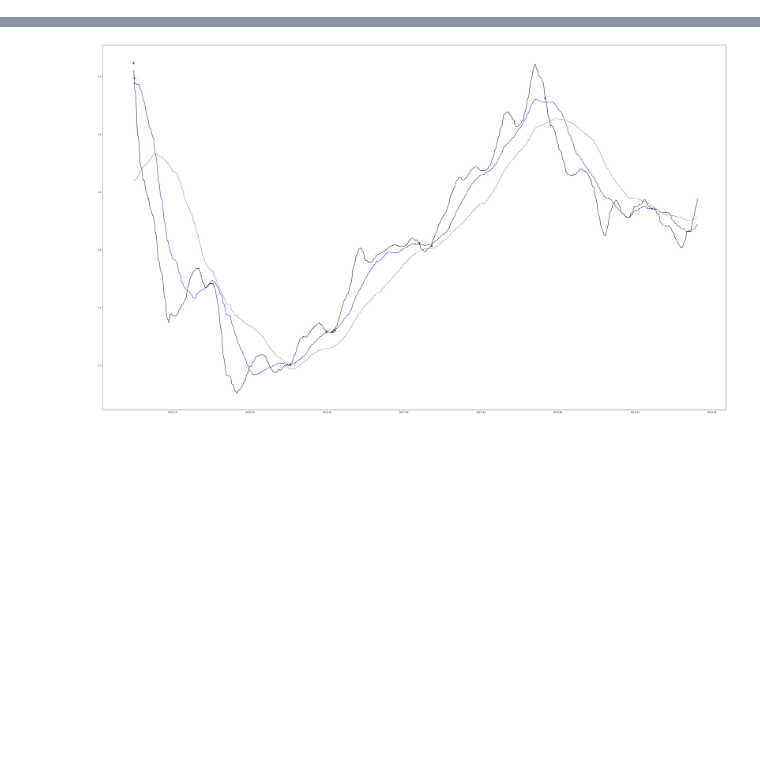
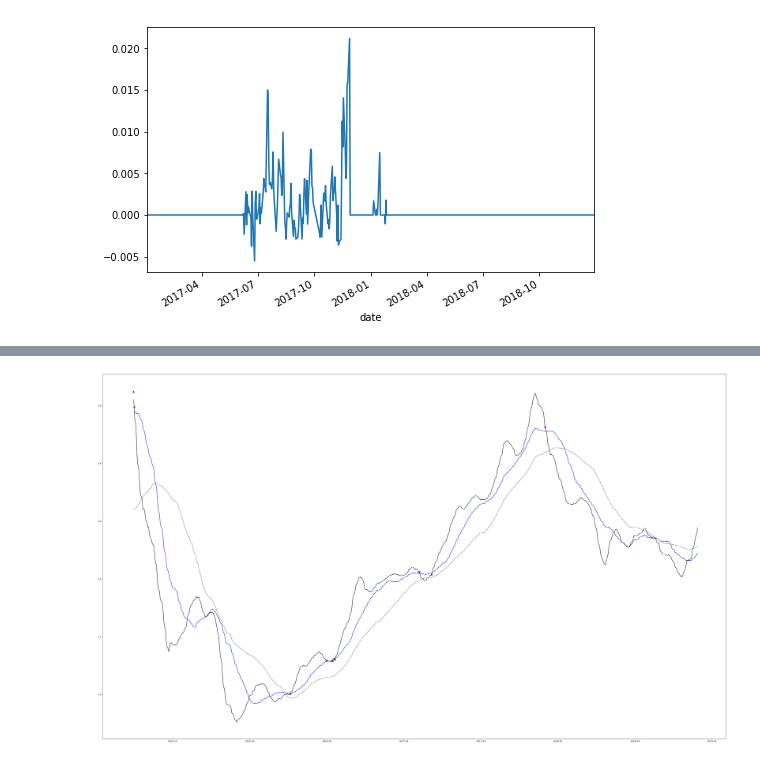
Before and after one commit to belmount/tmpy, a Jupyter notebook: strategy.ipynb, the cells around one changed output, grey strips where cells are left out. Cells and saved outputs as stored; diff of their text form; code cells hidden in the pictures; blank space fills up the shorter version.

Commit message:
need add account class

```diff
--- a/strategy.ipynb
+++ b/strategy.ipynb
@@ -160,14 +93,12 @@ ret = daily_ret(data)
 #pd.DataFrame({'c':data.close,'pc': data.close.shift(1), 'ret':ret}).iloc[:100]
 # %%
-def init_back_data(data):
+def init_back_data(data, swin, mwin, lwin):
     c = data.close
     atr = calc_atr(data)
     ret = daily_ret(data)
-    sma, mma, lma, ind = ma_ind(c)
-    new_df = pd.DataFrame({'c':c, 'atr': atr, 'ret':ret, 'sma':sma, 'mma':mma, 'lma':lma, 'ind':ind})
+    #_, _, _, ind = ma_ind(c, swin, mwin, lwin)
+    sma, mma, lma, ind = close_ind(c, swin, mwin, lwin)
+    new_df = pd.DataFrame({'c':c, 'atr': atr, 'ret':ret, 'ind':ind, 'sma':sma, 'lma':lma, 'mma': mma})
     new_df = new_df.dropna()
     new_df.index = pd.to_datetime(new_df.index)
     return(new_df)
-
-df = init_back_data(data)
-df.head()
@@ -187,13 +105,5 @@ df['2017':].plot()
-# %%
-cap = 100000
-max_loss = 0.02 * cap
-atr_fac = 2
-hold = np.round(max_loss / atr_fac / df.atr, -2)
-df['cash'] = 0
-df.cash.iat[0] = cap
-df['hold'] = 0
 # %%
-def calc_canhold(cash,atr,loss_fac = 0.02, atr_fac=2):
-    max_loss = cash * loss_fac
+def calc_canhold(account_value,atr,loss_fac = 0.02, atr_fac=2):
+    max_loss = account_value * loss_fac
     t_atr = atr_fac * atr
-    return(np.round(max_loss/t_atr, -2))
+    return(np.floor(max_loss/t_atr/100)*100)
@@ -271,0 +200,22 @@ dtype: float64
+# %%
+swin = 10
+mwin = 60
+lwin = 120
+# %%
+datas = load_dir(data_path)
+tags = datas.symbol.unique()
+tag = tags[0]
+
+data = datas[datas.symbol== tag]
+df = init_back_data(data, swin, mwin, lwin)
+print(tag)
+
+test_data = back_test(df, start='2017', to='2018')
+#test_data[['sma','mma','lma','c']].plot(figsize=(8,5))
+#plt.show()
+#test_data.value.plot(figsize=(8,5))
+print(test_data.drawdown.describe())
+test_data.drawdown.plot(figsize=(8,5))
+print(test_data.value[-1])
+#plt.show()
+# %% [output]
@@ -271,0 +239 @@ dtype: float64
+[figure, added]
```
Also changed, not shown: parts of 27 cells of this notebook.
